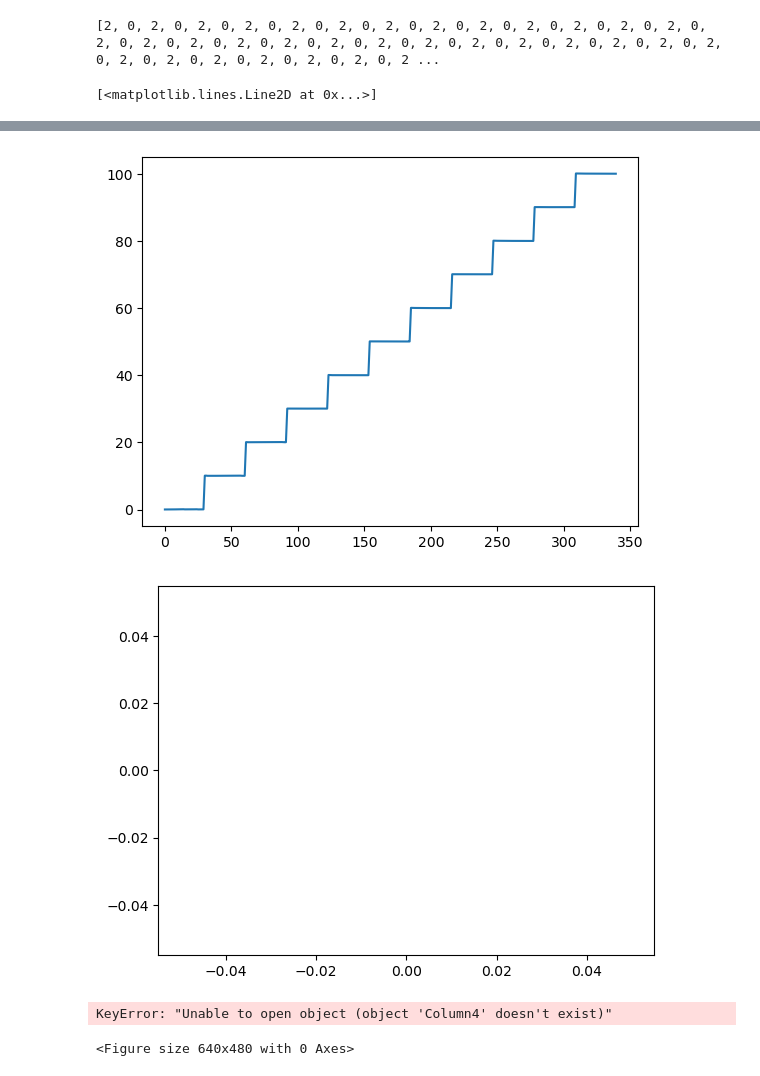
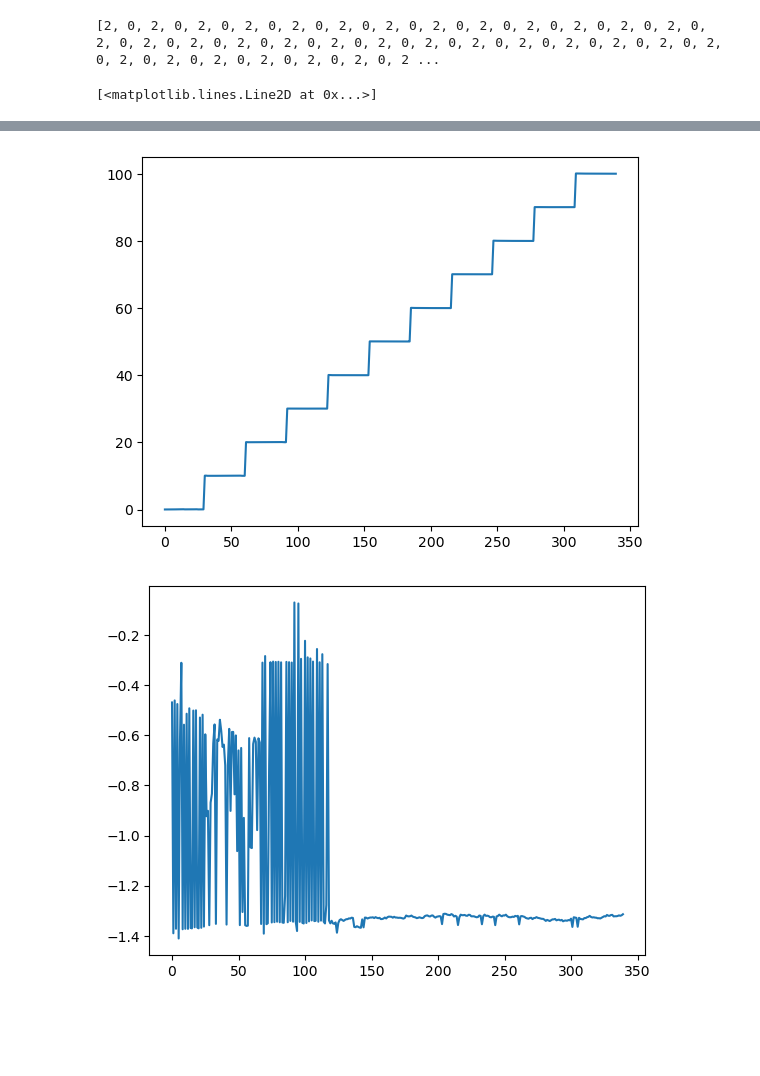
Before and after one commit to jadsetts/ASC2HDF5Export, a Jupyter notebook: NotebookAnalysis.ipynb, the cells around one changed output, grey strips where cells are left out. Saved outputs shown, nothing was run; the diff lists cells and outputs as text; code cells hidden in the pictures; blank space fills up the shorter version.

Commit message:
I've added functionality for plotting average OCP values vs. position.

```diff
--- a/NotebookAnalysis.ipynb
+++ b/NotebookAnalysis.ipynb
@@ -179,12 +179,15 @@ with h5py.File(filename,'a') as f:
     giveMeXCoords=[]
     giveMeYCoords=[]
     giveMeZCoords=[]
+    giveMeOCP=[]
+    #check=[]
 
     for i in (list(f[user][date].keys())):
         #print(list(f[user][date][getScanString(23)].attrs.items())[position][0])
         flagX=0
         flagY=0
         flagZ=0
+        flagOCP=0
         for ii in range(len(list(f[user][date][i].attrs.items()))):
             if(list(f[user][date][i].attrs.items())[ii][0].replace(" ","")[0:5]=='X-pos' and flagX==0):
                 flagX=1
@@ -197,80 +200,48 @@ with h5py.File(filename,'a') as f:
             if(list(f[user][date][i].attrs.items())[ii][0].replace(" ","")[0:5]=='Y-pos' and flagY==0):
                 flagY=1
                 if (list(f[user][date][i].attrs.items())[ii][1].replace(" ",""))[-1] == 'n':
                     giveMeYCoords.append(float(list(f[user][date][i].attrs.items())[ii][1].replace(" ","").replace('n',''))/1000)
                 elif (list(f[user][date][i].attrs.items())[ii][1].replace(" ",""))[-1] == 'm':
                     giveMeYCoords.append(float(list(f[user][date][i].attrs.items())[ii][1].replace(" ","").replace('m',''))*1000)
                 elif (list(f[user][date][i].attrs.items())[ii][1].replace(" ",""))[-1] == 'µ':
                     giveMeYCoords.append(float(list(f[user][date][i].attrs.items())[ii][1].replace(" ","").replace('µ','')))
             if(list(f[user][date][i].attrs.items())[ii][0].replace(" ","")[0:5]=='Z-pos' and flagZ==0):
                 flagZ=1
                 if (list(f[user][date][i].attrs.items())[ii][1].replace(" ",""))[-1] == 'n':
                     giveMeZCoords.append(float(list(f[user][date][i].attrs.items())[ii][1].replace(" ","").replace('n',''))/1000)
                 elif (list(f[user][date][i].attrs.items())[ii][1].replace(" ",""))[-1] == 'm':
                     giveMeZCoords.append(float(list(f[user][date][i].attrs.items())[ii][1].replace(" ","").replace('m',''))*1000)
                 elif (list(f[user][date][i].attrs.items())[ii][1].replace(" ",""))[-1] == 'µ':
                     giveMeZCoords.append(float(list(f[user][date][i].attrs.items())[ii][1].replace(" ","").replace('µ','')))
+            if(list(f[user][date][i].attrs.items())[ii][0].replace(" ","")[-7:-1]=='OCP[V]' and flagOCP==0):
+                flagOCP=1
+                #check.append(list(f[user][date][i].attrs.items())[ii][1])
+                if (list(f[user][date][i].attrs.items())[ii][1].replace(" ",""))[-1] == 'n':
+                    giveMeOCP.append(float(list(f[user][date][i].attrs.items())[ii][1].replace(" ","").replace('n',''))/1000000000)
+                elif (list(f[user][date][i].attrs.items())[ii][1].replace(" ",""))[-1] == 'm':
+                    giveMeOCP.append(float(list(f[user][date][i].attrs.items())[ii][1].replace(" ","").replace('m',''))/1000)
+                elif (list(f[user][date][i].attrs.items())[ii][1].replace(" ",""))[-1] == 'µ':
+                    giveMeOCP.append(float(list(f[user][date][i].attrs.items())[ii][1].replace(" ","").replace('µ',''))/1000000)
+                else:
+                    giveMeOCP.append(float(list(f[user][date][i].attrs.items())[ii][1].replace(" ","")))
 
 
     #Add them to the hdf5 export file!
 
-    position = f.create_group(user+'/'+date+'/position')
-    position.create_dataset('Xposition',data=giveMeXCoords[1::2])
-    position.create_dataset('Yposition',data=giveMeYCoords[1::2])
-    position.create_dataset('Zposition',data=giveMeZCoords[1::2])
+    #position = f.create_group(user+'/'+date+'/position')
+    #position.create_dataset('Xposition',data=giveMeXCoords[1::2])
+    #position.create_dataset('Yposition',data=giveMeYCoords[1::2])
+    #position.create_dataset('Zposition',data=giveMeZCoords[1::2])
 
+#print(check)
 plt.figure()
 plt.plot(giveMeXCoords[1::2]) #This plots every other point. array[1::2]
 plt.figure()
 plt.plot(giveMeYCoords[1::2])
 plt.figure()
-plt.plot(giveMeZCoords[1::2])
+plt.plot(giveMeOCP)
 # %% [output]
 [<matplotlib.lines.Line2D at 0x...>]
 [figure]
 [figure]
-[figure, old version]
+[figure, new version]
-# %%
-#Open an HDF5 file.
-
-filename='testexport.hdf5'
-
-def getScanString(stringNumber):
-    return list(f[user][date].keys())[stringNumber]
-def getColumnData(stringNumber,columnNumber):
-    return list(f[user][date][getScanString(stringNumber)].keys())[columnNumber]
-
-with h5py.File(filename,'r') as f:
-    user='jon'
-    date='20230713'
-
-    #This will show all sweep keys stored.
-    #print(list(f[user][date].keys()))
-
-    #This will show the corresponding scanNumber and column of data using the programs defined above.
-    scanNumber=1
-    column=1
-    #print(list(f[user][date][getScanString(scanNumber)][getColumnData(scanNumber,column)]))
-
-    #How many columns are there in sweeps?
-    check=[]
-    for i in range(len(list(f[user][date].keys()))):
-        check.append(len(list(f[user][date][getScanString(i)])))
-    #print(check)
-
-
-    #Did we put the attributes in correctly? They are only in 'Column0' and no other columns but should be there for all tests.
-    column=0
-    scanNumber=26
-    for k in f[user][date][getScanString(scanNumber)][getColumnData(scanNumber,0)].attrs.keys():
-        print(f"{repr(k)} => {f[user][date][getScanString(1)]['Column0'].attrs[k]}")
-
-
-    #Here is how plotting can happen.
-    plt.figure()
-    plt.plot(list(f[user][date][getScanString(scanNumber)]['Column4']),list(f[user][date][getScanString(scanNumber)]['Column2']))
-
-    print(f[user][date].keys())
-# %% [output]
-KeyError: "Unable to open object (object 'Column4' doesn't exist)"
-<Figure size 640x480 with 0 Axes>
```
Also changed, not shown: parts of 1 cell of this notebook.
